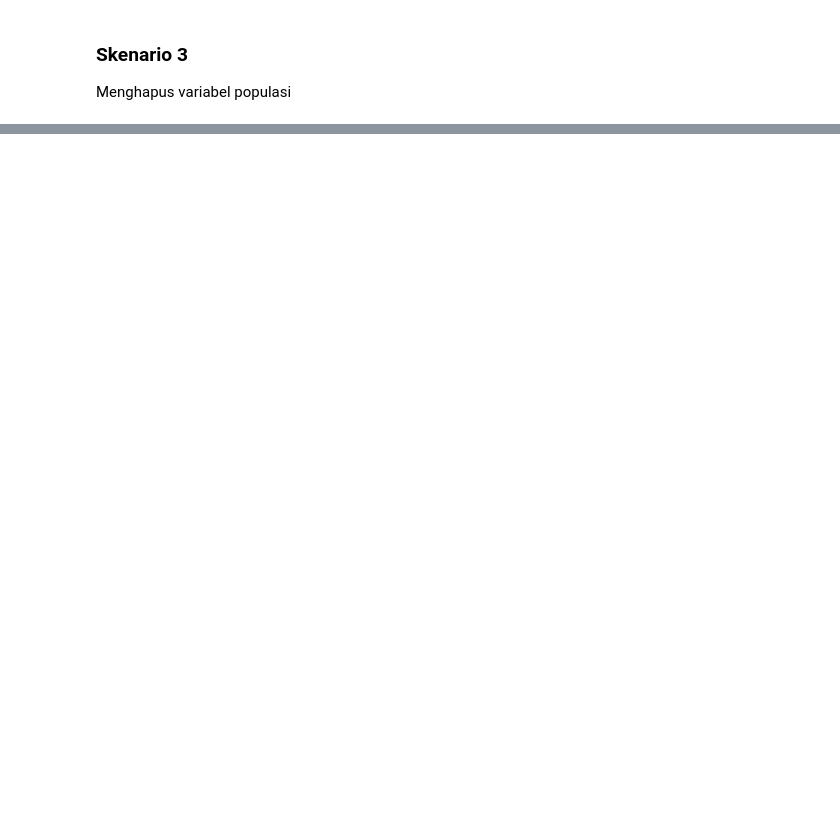
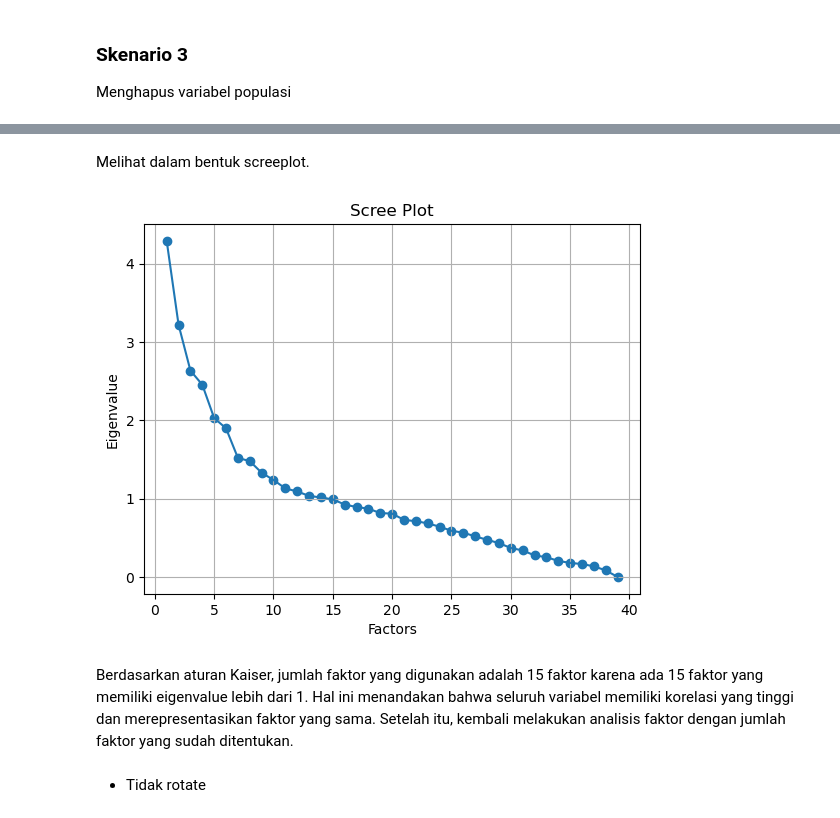
Before and after one commit to azwanazamuddin/location-choice-model, a Jupyter notebook: notebooks/pca_features.ipynb, the cells around one changed output, grey strips where cells are left out. Saved outputs shown, nothing was run; the diff lists cells and outputs as text; code cells hidden in the pictures; blank space fills up the shorter version.

```diff
--- a/notebooks/pca_features.ipynb
+++ b/notebooks/pca_features.ipynb
@@ -182,0 +256,8 @@ Ternyata sama saja......
+# %%
+# Create factor analysis object and perform factor analysis
+fa = FactorAnalyzer(n_factors=39, rotation=None)
+fa.fit(test1)
+
+# Check Eigenvalues
+ev, v = fa.get_eigenvalues()
+ev
@@ -182,0 +275,17 @@ Ternyata sama saja......
+# %% [markdown]
+Melihat dalam bentuk screeplot.
+# %%
+# Create scree plot using matplotlib
+plt.scatter(range(1,test1.shape[1]+1),ev)
+plt.plot(range(1,test1.shape[1]+1),ev)
+plt.title('Scree Plot')
+plt.xlabel('Factors')
+plt.ylabel('Eigenvalue')
+plt.grid()
+plt.show()
+# %% [output]
+[figure, added]
+# %% [markdown]
+Berdasarkan aturan Kaiser, jumlah faktor yang digunakan adalah 15 faktor karena ada 15 faktor yang memiliki eigenvalue lebih dari 1. Hal ini menandakan bahwa seluruh variabel memiliki korelasi yang tinggi dan merepresentasikan faktor yang sama. Setelah itu, kembali melakukan analisis faktor dengan jumlah faktor yang sudah ditentukan.
+# %% [markdown]
+* Tidak rotate
```
Also changed, not shown: parts of 18 cells of this notebook.
